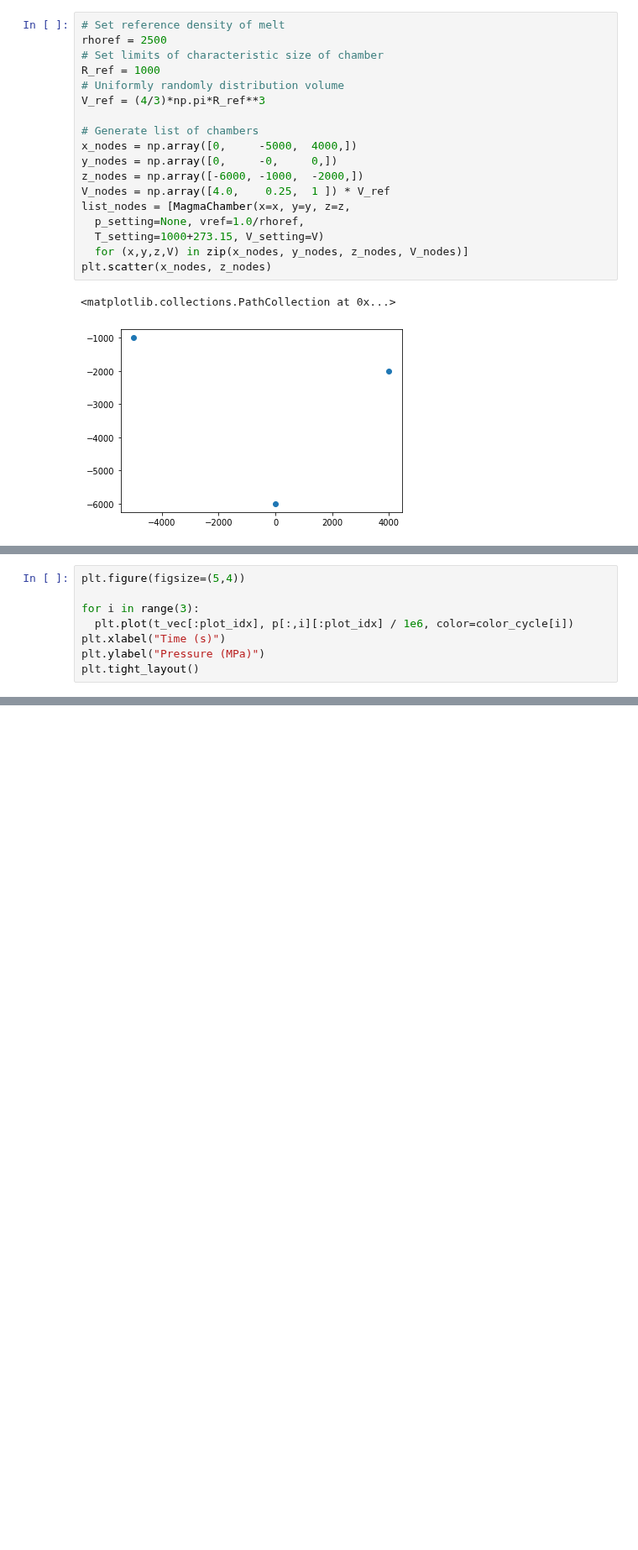
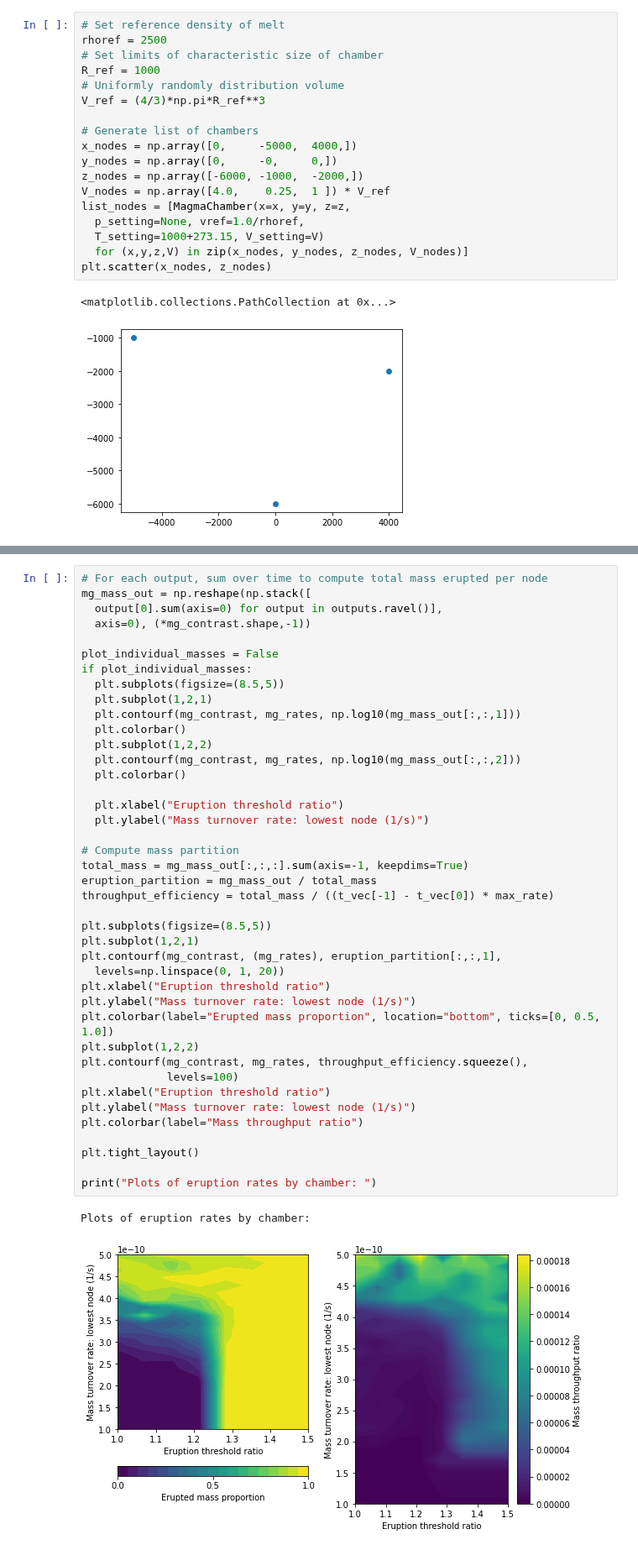
Before and after one commit to fredriclam/magma-network, a Jupyter notebook: fig_V_formation.ipynb, the cells around one changed output, grey strips where cells are left out. Shown at 84% size. Saved outputs shown, nothing was run; the diff lists cells and outputs as text; blank space fills up the shorter version.

```diff
--- a/fig_V_formation.ipynb
+++ b/fig_V_formation.ipynb
@@ -112,8 +120,0 @@ plt.plot(t_vec[i1:i2], m_eruption_by_chamber[i1:i2], '.-')
-# %%
-plt.figure(figsize=(5,4))
-
-for i in range(3):
-  plt.plot(t_vec[:plot_idx], p[:,i][:plot_idx] / 1e6, color=color_cycle[i])
-plt.xlabel("Time (s)")
-plt.ylabel("Pressure (MPa)")
-plt.tight_layout()
@@ -138,0 +195,44 @@ Text(0, 0.5, 'Time of occurence (s)')
+# %%
+# For each output, sum over time to compute total mass erupted per node
+mg_mass_out = np.reshape(np.stack([
+  output[0].sum(axis=0) for output in outputs.ravel()],
+  axis=0), (*mg_contrast.shape,-1))
+
+plot_individual_masses = False
+if plot_individual_masses:
+  plt.subplots(figsize=(8.5,5))
+  plt.subplot(1,2,1)
+  plt.contourf(mg_contrast, mg_rates, np.log10(mg_mass_out[:,:,1]))
+  plt.colorbar()
+  plt.subplot(1,2,2)
+  plt.contourf(mg_contrast, mg_rates, np.log10(mg_mass_out[:,:,2]))
+  plt.colorbar()
+
+  plt.xlabel("Eruption threshold ratio")
+  plt.ylabel("Mass turnover rate: lowest node (1/s)")
+
+# Compute mass partition
+total_mass = mg_mass_out[:,:,:].sum(axis=-1, keepdims=True)
+eruption_partition = mg_mass_out / total_mass
+throughput_efficiency = total_mass / ((t_vec[-1] - t_vec[0]) * max_rate)
+
+plt.subplots(figsize=(8.5,5))
+plt.subplot(1,2,1)
+plt.contourf(mg_contrast, (mg_rates), eruption_partition[:,:,1],
+  levels=np.linspace(0, 1, 20))
+plt.xlabel("Eruption threshold ratio")
+plt.ylabel("Mass turnover rate: lowest node (1/s)")
+plt.colorbar(label="Erupted mass proportion", location="bottom", ticks=[0, 0.5, 1.0])
+plt.subplot(1,2,2)
+plt.contourf(mg_contrast, mg_rates, throughput_efficiency.squeeze(),
+             levels=100)
+plt.xlabel("Eruption threshold ratio")
+plt.ylabel("Mass turnover rate: lowest node (1/s)")
+plt.colorbar(label="Mass throughput ratio")
+
+plt.tight_layout()
+
+print("Plots of eruption rates by chamber: ")
+# %% [output]
+Plots of eruption rates by chamber:
+[figure, added]
```
Also changed, not shown: parts of 18 cells of this notebook, 14 other files.
